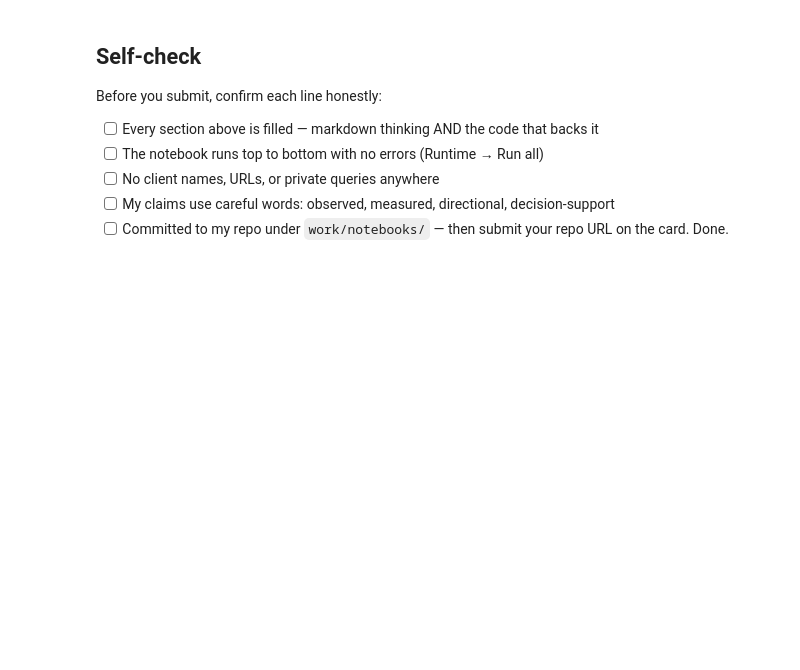
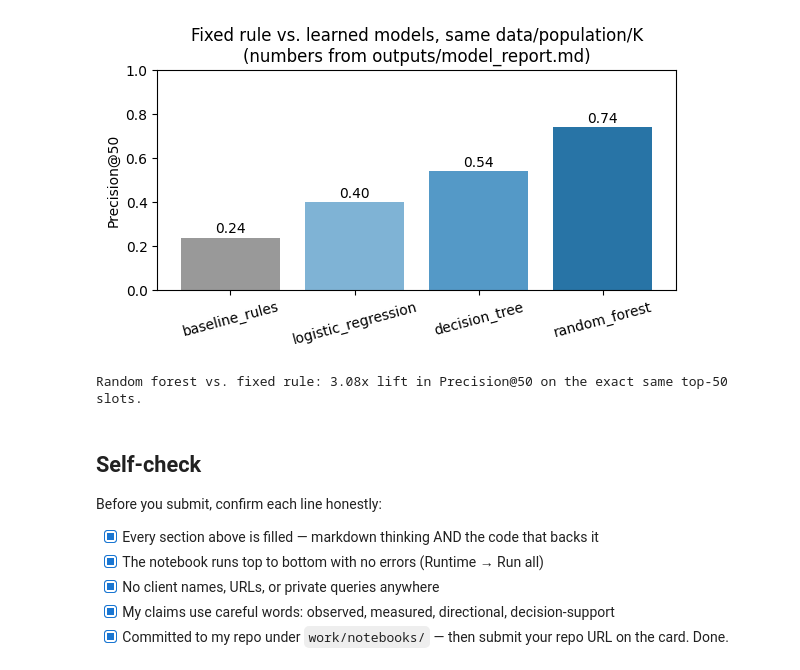
Before and after one commit to nileshkushwaha1410/flyrank-ml-internship, a Jupyter notebook: work/notebooks/w02_ml_task_framing.ipynb, the cells around one changed output. Saved outputs shown, nothing was run; the diff lists cells and outputs as text; code cells hidden in the pictures; blank space fills up the shorter version.

```diff
--- a/work/notebooks/w02_ml_task_framing.ipynb
+++ b/work/notebooks/w02_ml_task_framing.ipynb
@@ -44,10 +212,33 @@ This skeleton is yours to fill. Work the sections **in order** — each one has
+# %%
+import matplotlib.pyplot as plt
+
+models = ["baseline_rules", "logistic_regression", "decision_tree", "random_forest"]
+precision_at_50 = [0.240, 0.400, 0.540, 0.740]
+roc_auc = [0.627, 0.700, 0.742, 0.750]
+
+fig, ax = plt.subplots(figsize=(6, 3.5))
+bars = ax.bar(models, precision_at_50, color=["#999999", "#7fb3d5", "#5499c7", "#2874a6"])
+ax.set_ylabel("Precision@50")
+ax.set_title("Fixed rule vs. learned models, same data/population/K\n(numbers from outputs/model_report.md)")
+ax.set_ylim(0, 1)
+for bar, val in zip(bars, precision_at_50):
+    ax.text(bar.get_x() + bar.get_width() / 2, val + 0.02, f"{val:.2f}", ha="center")
+plt.xticks(rotation=15)
+plt.tight_layout()
+plt.show()
+
+lift = precision_at_50[-1] / precision_at_50[0]
+print(f"Random forest vs. fixed rule: {lift:.2f}x lift in Precision@50 on the exact same top-50 slots.")
+# %% [output]
+[figure, added]
+Random forest vs. fixed rule: 3.08x lift in Precision@50 on the exact same top-50 slots.
 # %% [markdown]
 ## Self-check
 
 Before you submit, confirm each line honestly:
 
-- [ ] Every section above is filled — markdown thinking AND the code that backs it
-- [ ] The notebook runs top to bottom with no errors (Runtime → Run all)
-- [ ] No client names, URLs, or private queries anywhere
-- [ ] My claims use careful words: observed, measured, directional, decision-support
-- [ ] Committed to my repo under `work/notebooks/` — then submit your repo URL on the card. Done.
+- [x] Every section above is filled — markdown thinking AND the code that backs it
+- [x] The notebook runs top to bottom with no errors (Runtime → Run all)
+- [x] No client names, URLs, or private queries anywhere
+- [x] My claims use careful words: observed, measured, directional, decision-support
+- [x] Committed to my repo under `work/notebooks/` — then submit your repo URL on the card. Done.
```
Also changed, not shown: parts of 19 cells of this notebook.
